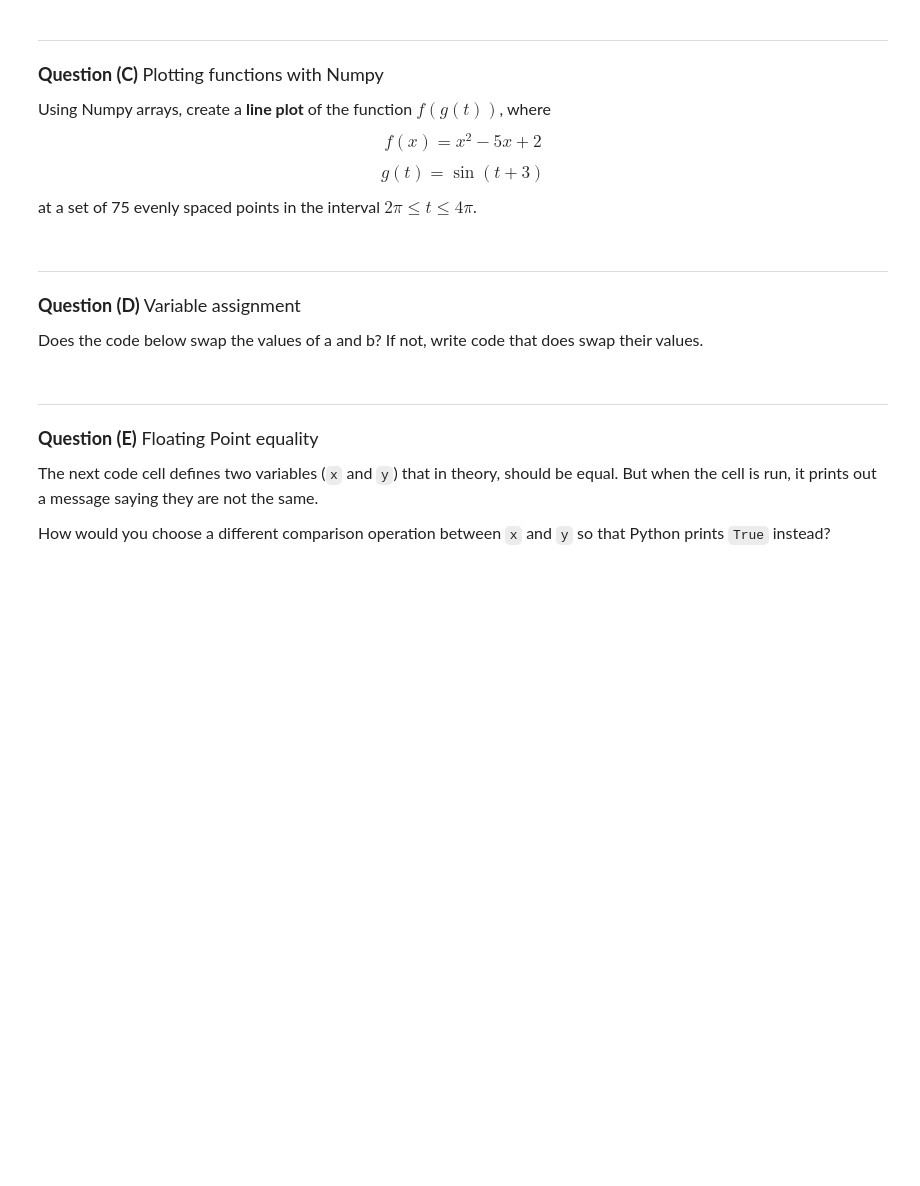
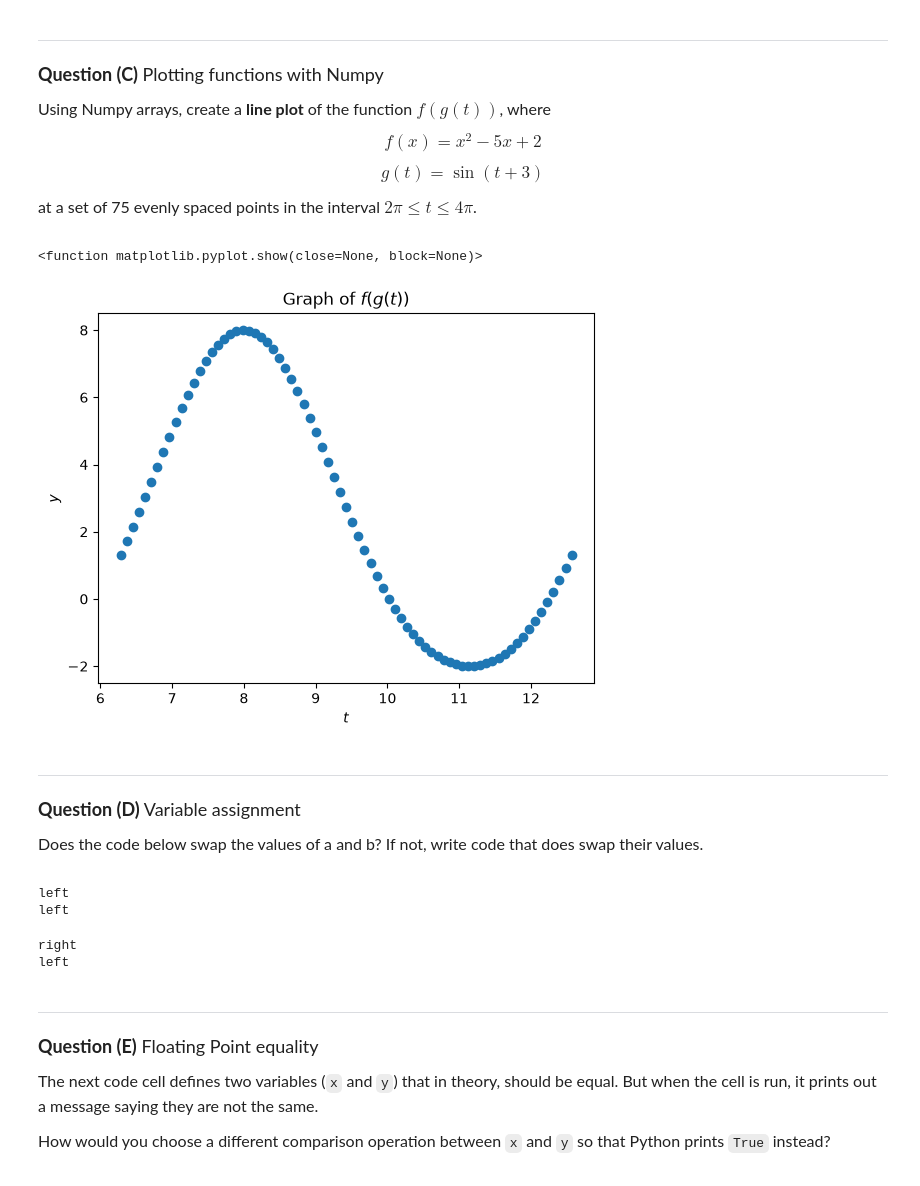
Before and after one commit to chloecchiang/datasci151fall2026, a Jupyter notebook: _quizzes/practice_quiz/practice_quiz.ipynb, the cells around one changed output. Saved outputs shown, nothing was run; the diff lists cells and outputs as text; code cells hidden in the pictures; blank space fills up the shorter version.

```diff
--- a/_quizzes/practice_quiz/practice_quiz.ipynb
+++ b/_quizzes/practice_quiz/practice_quiz.ipynb
@@ -110,6 +131,22 @@ $$ g(t) = \sin(t + 3) $$
 at a set of 75 evenly spaced points in the interval $2\pi \leq t \leq 4\pi$.
 # %%
 # your code here
+import numpy as np
+
+t_vals = np.linspace(2, 4, 75) * np.pi
+
+x_vals = np.sin(t_vals + 3)
+
+f_vals = x_vals**2 - 5*x_vals + 2
+
+plt.scatter(t_vals, f_vals)
+plt.xlabel("$t$")
+plt.ylabel("$y$")
+plt.title("Graph of $f(g(t))$")
+plt.show
+# %% [output]
+<function matplotlib.pyplot.show(close=None, block=None)>
+[figure, added]
 # %% [markdown]
 _______________________________
 <font size = "4">
@@ -125,11 +162,38 @@ b = "right"
 
 b = a
 a = b
+
+print(a)
+print(b)
+
+# b prints as left because b = a and a is "left"
+# once it gets to the next line, a = b but b means "left" now
+# %% [output]
+left
+left
 # %%
 a = "left"
 b = "right"
 
 # If the previous cell didn't work, put your changes here:
+
+# Make variable "swap" = a
+swap = a
+
+# Define a = b
+a = b
+
+# Define b as swap
+b = swap
+
+# swap = a and a = b
+# b now equals swap which = a
+
+print(a)
+print(b)
+# %% [output]
+right
+left
 # %% [markdown]
 _______________________________
 <font size = "4">
```
Also changed, not shown: parts of 5 cells of this notebook, 1 other file.
